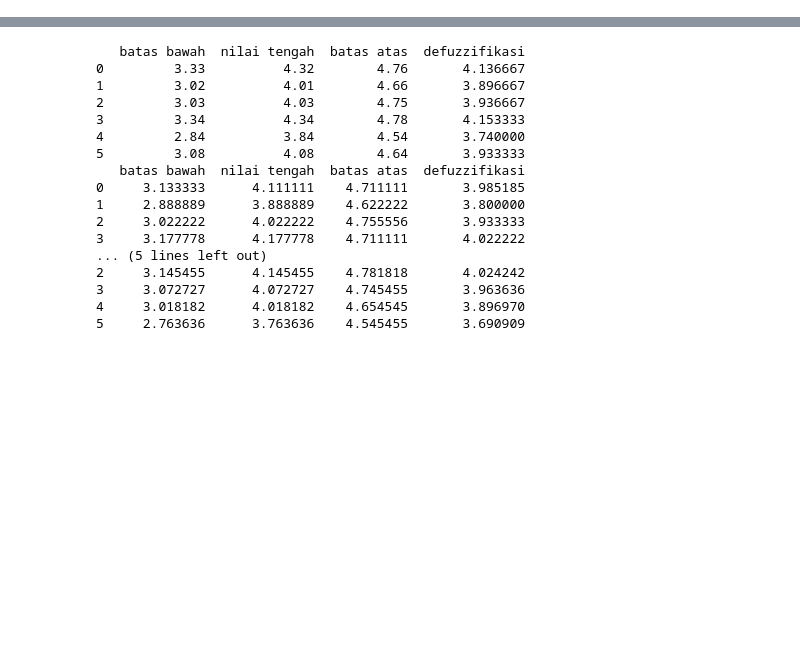
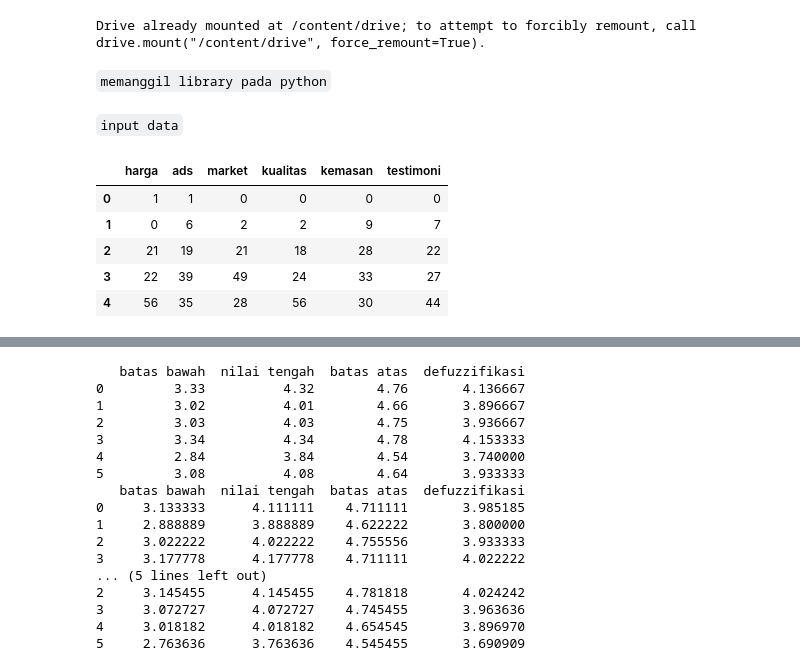
Before and after one commit to michstg/Fuzzification-Defuzzification-gametheory-Scarlet-MSGlow, a Jupyter notebook: fuzzy_with_gametheory.ipynb, the cells around one changed output, grey strips where cells are left out. Saved outputs shown, nothing was run; the diff lists cells and outputs as text; code cells hidden in the pictures; blank space fills up the shorter version.

```diff
--- a/fuzzy_with_gametheory.ipynb
+++ b/fuzzy_with_gametheory.ipynb
@@ -17,3 +3,10 @@ Successfully installed scikit-fuzzy-0.4.2
+# %%
+from google.colab import drive
+drive.mount('/content/drive')
+# %% [output]
+Drive already mounted at /content/drive; to attempt to forcibly remount, call drive.mount("/content/drive", force_remount=True).
+# %% [markdown]
+`memanggil library pada python`
 # %%
 import numpy as np
 import pandas as pd
@@ -21,2 +13,4 @@ import skfuzzy as fuzz
 import matplotlib.pyplot as plt
+# %% [markdown]
+`input data`
 # %%
@@ -24,3 +18,12 @@ data = pd.read_excel('data_fuzzy.xlsx',sheet_name = ['Tingkat Kepentingan', 'MSG
 df_tk = data['Tingkat Kepentingan']
 df_msg = data['MSGlow']
 df_sc = data['Scarlet']
+# %%
+df_tk #Tingkat Kepentingan
+# %% [output]
+|  | harga | ads | market | kualitas | kemasan | testimoni |
+| 0 | 1 | 1 | 0 | 0 | 0 | 0 |
+| 1 | 0 | 6 | 2 | 2 | 9 | 7 |
+| 2 | 21 | 19 | 21 | 18 | 28 | 22 |
+| 3 | 22 | 39 | 49 | 24 | 33 | 27 |
+| 4 | 56 | 35 | 28 | 56 | 30 | 44 |
```
Also changed, not shown: parts of 22 cells of this notebook.
